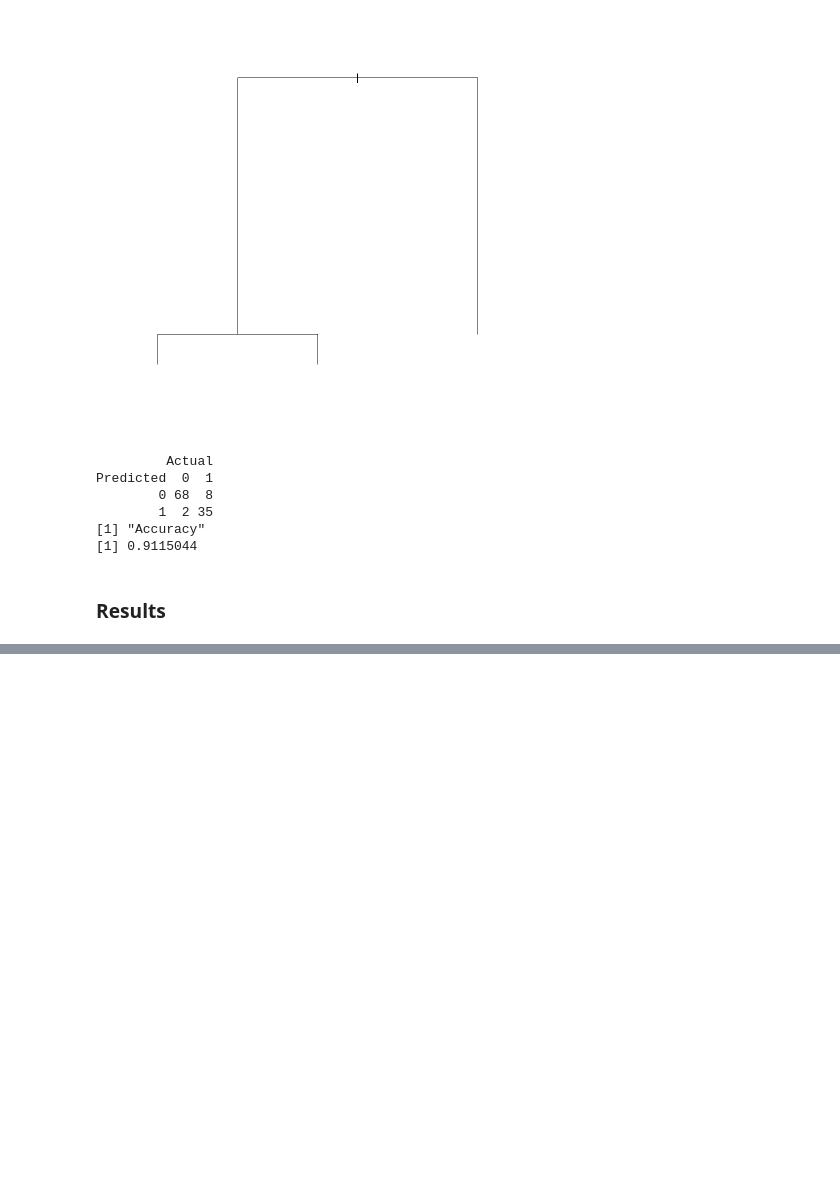
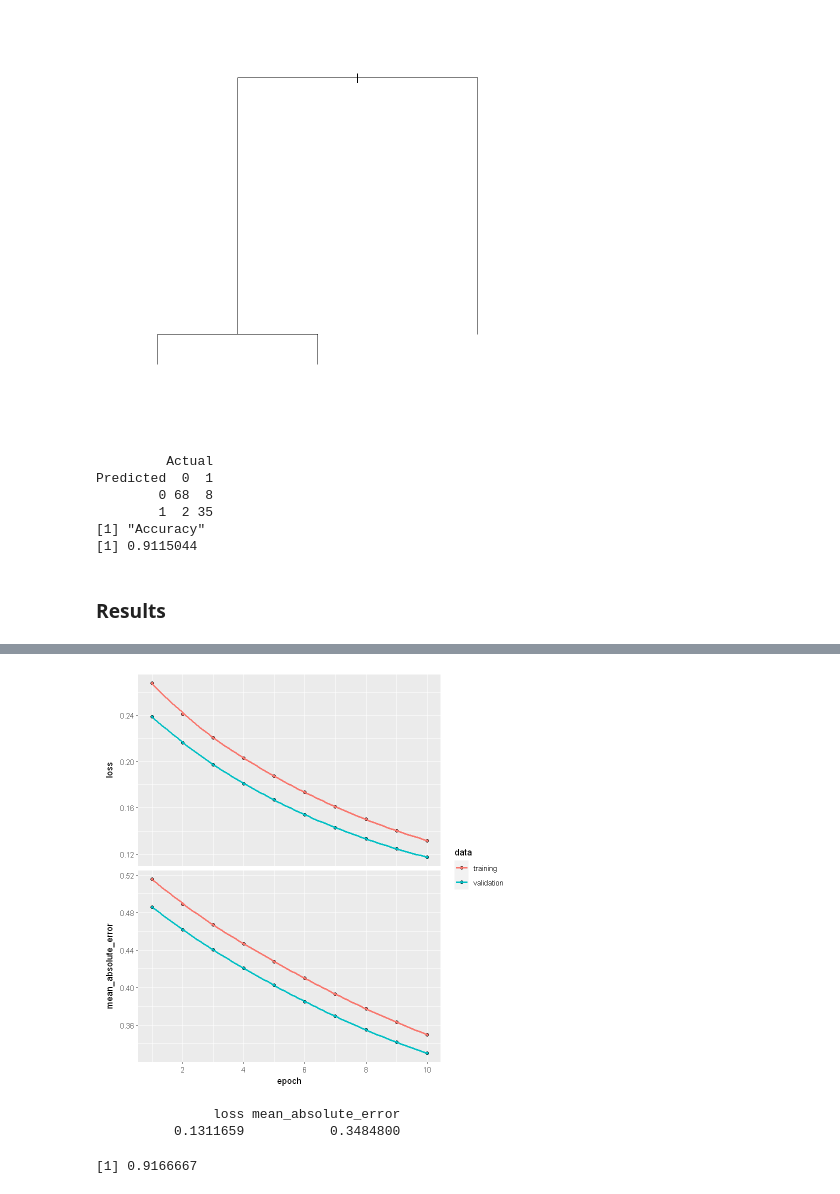
Before and after one commit to youmengh/breast-cancer-classification, a Jupyter notebook: hin_kumar_breast_cancer_classification.ipynb, the cells around one changed output, grey strips where cells are left out. Cells and saved outputs as stored; diff of their text form; code cells hidden in the pictures; blank space fills up the shorter version.

```diff
--- a/hin_kumar_breast_cancer_classification.ipynb
+++ b/hin_kumar_breast_cancer_classification.ipynb
@@ -231,0 +244,9 @@ As seen above, the models do extremely well when given the approximately 450 dat
+# %%
+# split to train and test
+split1 <- sample(c(rep(0, 0.8 * nrow(bc)), rep(1, 0.2 * nrow(bc)))) #80% train, 20% test
+# create training and test sets
+train <- bc[split1 == 0,]
+test <- bc[split1 == 1,]
+# check dimensions for both
+dim(train)
+dim(test)
@@ -231,0 +264,24 @@ As seen above, the models do extremely well when given the approximately 450 dat
+# %%
+# scale/normalize training and test sets
+m <- colMeans(train[,-1])
+s <- apply(train[,-1], 2, sd)
+train[,-1] <- scale(train[,-1], center = m, scale = s)
+test[,-1] <- scale(test[,-1], center = m, scale = s)
+# %%
+# check number of columns
+ncol(train)
+
+# split predictors and response variables for training set
+#train_x <- train[,2:31]
+train_x <- model.matrix(diagnosis~.,data=train) #transform variables into numeric...
+train_y <- train[,1]
+
+# split predictors and response variables for test set
+test_x <- model.matrix(diagnosis~.,data=test)
+test_y <- test[,1]
+
+# view datasets post preproceessing
+head(train_x)
+train_y
+head(test_x)
+test_y
@@ -231,0 +325,5 @@ As seen above, the models do extremely well when given the approximately 450 dat
+# %%
+# create model 1
+modnn_1 <- keras_model_sequential() %>%
+    layer_dense(units = 5, activation = 'sigmoid', input_shape = ncol(train)) %>%
+    layer_dense(units = 1, activation = 'sigmoid')
@@ -231,0 +350,14 @@ As seen above, the models do extremely well when given the approximately 450 dat
+# %%
+# fit model 1
+history <- modnn_1 %>% fit(train_x, train_y, epochs=10, batch_size=32, validation_split = 0.2)
+
+# plot performance
+plot(history)
+# %% [output]
+[figure, added]
+# %%
+# check performance
+modnn_1 %>% evaluate(test_x, test_y, verbose = 0)
+# %% [output]
+               loss mean_absolute_error
+          0.1311659           0.3484800
@@ -231,0 +385,8 @@ As seen above, the models do extremely well when given the approximately 450 dat
+# %%
+# predicted values
+P <- round(predict(modnn_1,test_x))
+
+# check accuracy
+get_accuracy(test_y,P)
+# %% [output]
+[1] 0.9166667
```
Also changed, not shown: parts of 26 cells of this notebook.
